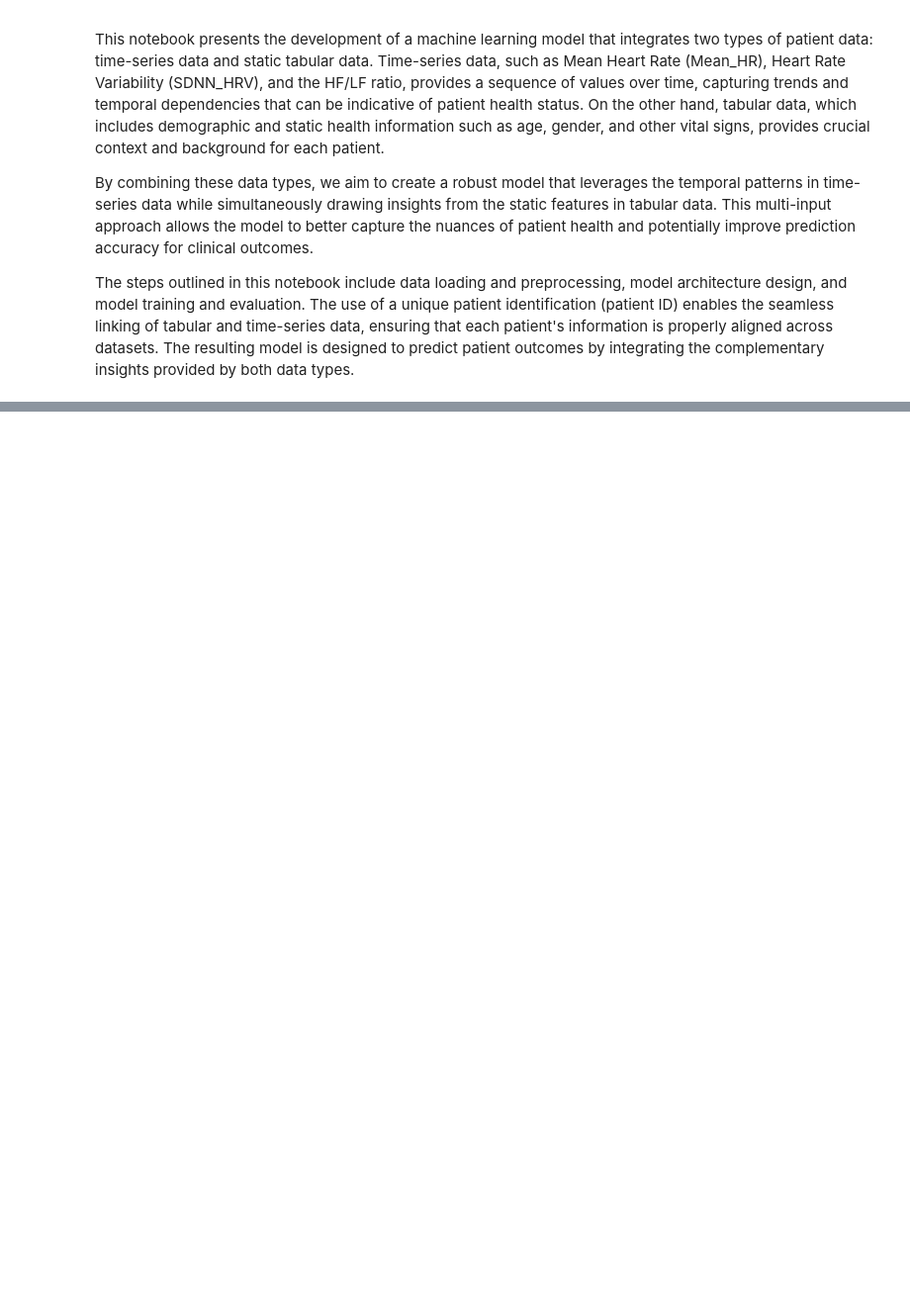
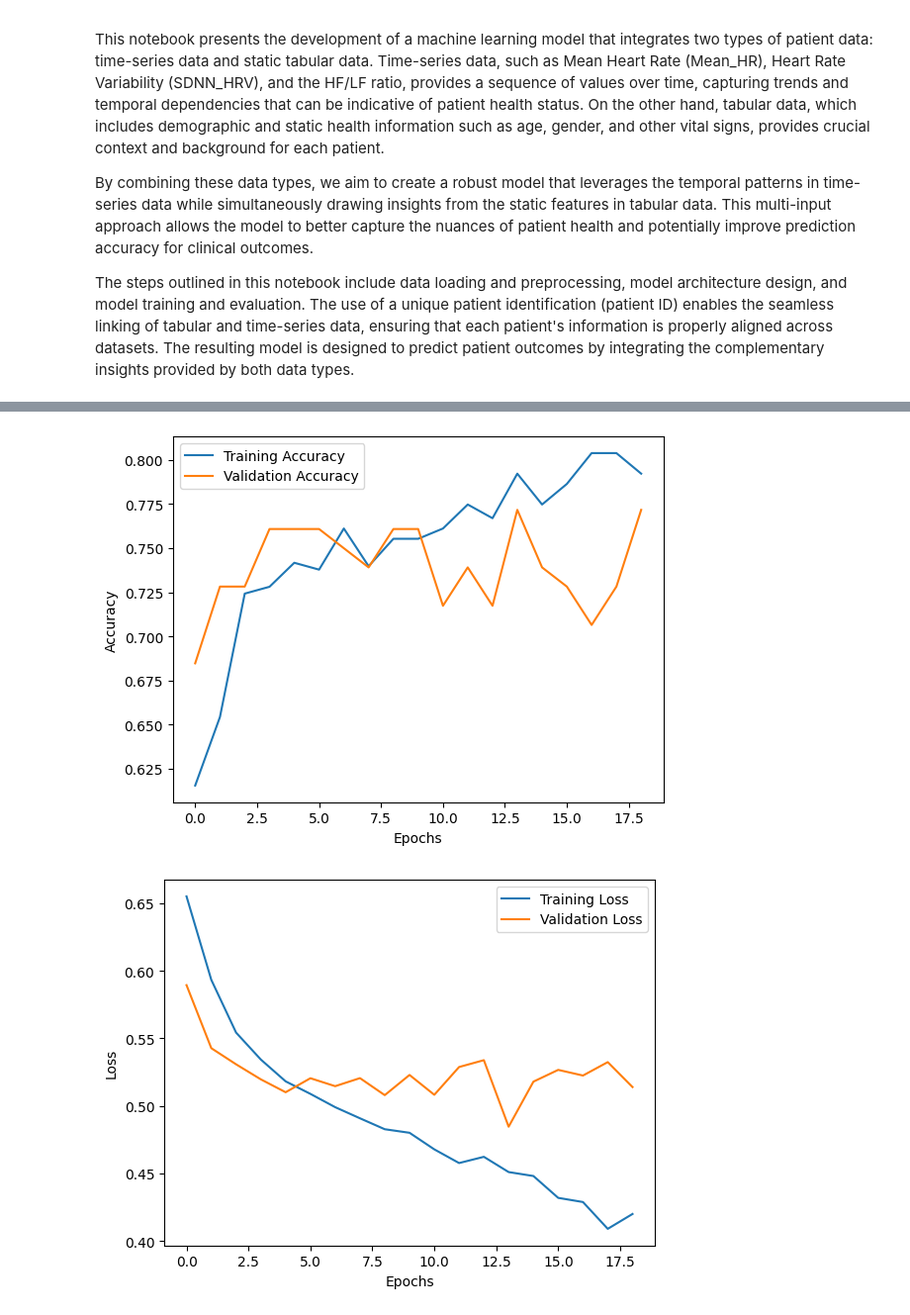
Before and after one commit to KentFre/Resus_TTM, a Jupyter notebook: 05_Neural_Network_ECG.ipynb, the cells around one changed output, grey strips where cells are left out. Shown at 99% size. Drawn from its saved outputs; the diff is of its cells as text; code cells hidden in the pictures; blank space fills up the shorter version.

```diff
--- a/05_Neural_Network_ECG.ipynb
+++ b/05_Neural_Network_ECG.ipynb
@@ -37,0 +271,26 @@ from datetime import datetime  # For handling time data
+# %%
+# Split the data into training and validation sets
+X_tabular_train, X_tabular_val, X_time_series_train, X_time_series_val, y_train, y_val = train_test_split(
+    X_tabular, X_time_series, y, test_size=0.15, random_state=42
+)
+# %%
+# Ensure tabular and time-series data are float32
+X_tabular_train = X_tabular_train.astype('float32')
+X_tabular_val = X_tabular_val.astype('float32')
+X_time_series_train = X_time_series_train.astype('float32')
+X_time_series_val = X_time_series_val.astype('float32')
+# %%
+from tensorflow.keras.callbacks import EarlyStopping
+
+# Define early stopping callback
+early_stopping = EarlyStopping(monitor='val_loss', patience=5, restore_best_weights=True)
+
+# Train the model with early stopping
+history = model.fit(
+    [X_tabular_train, X_time_series_train], y_train,
+    validation_data=([X_tabular_val, X_time_series_val], y_val),
+    epochs=50,
+    batch_size=32,
+    verbose=1,
+    callbacks=[early_stopping]
+)
@@ -37,0 +347,21 @@ from datetime import datetime  # For handling time data
+# %%
+import matplotlib.pyplot as plt
+
+# Plot training and validation accuracy
+plt.plot(history.history['accuracy'], label='Training Accuracy')
+plt.plot(history.history['val_accuracy'], label='Validation Accuracy')
+plt.xlabel('Epochs')
+plt.ylabel('Accuracy')
+plt.legend()
+plt.show()
+
+# Plot training and validation loss
+plt.plot(history.history['loss'], label='Training Loss')
+plt.plot(history.history['val_loss'], label='Validation Loss')
+plt.xlabel('Epochs')
+plt.ylabel('Loss')
+plt.legend()
+plt.show()
+# %% [output]
+[figure, added]
+[figure, added]
```
Also changed, not shown: parts of 20 cells of this notebook, 5 other files.
